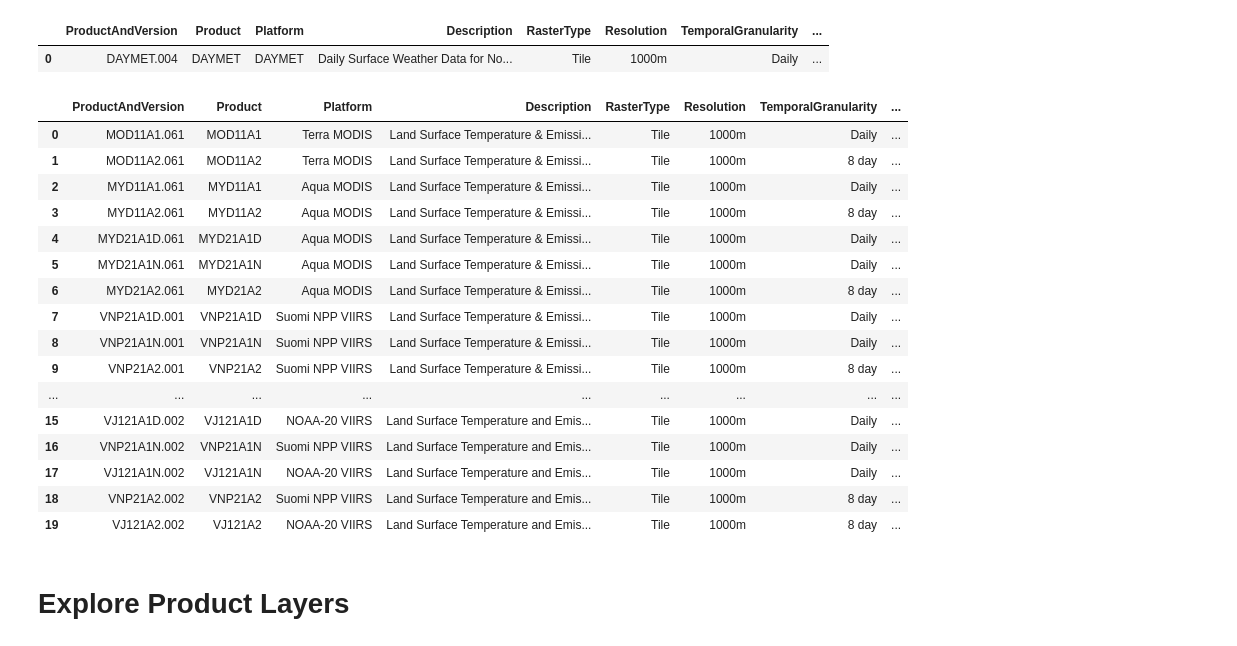
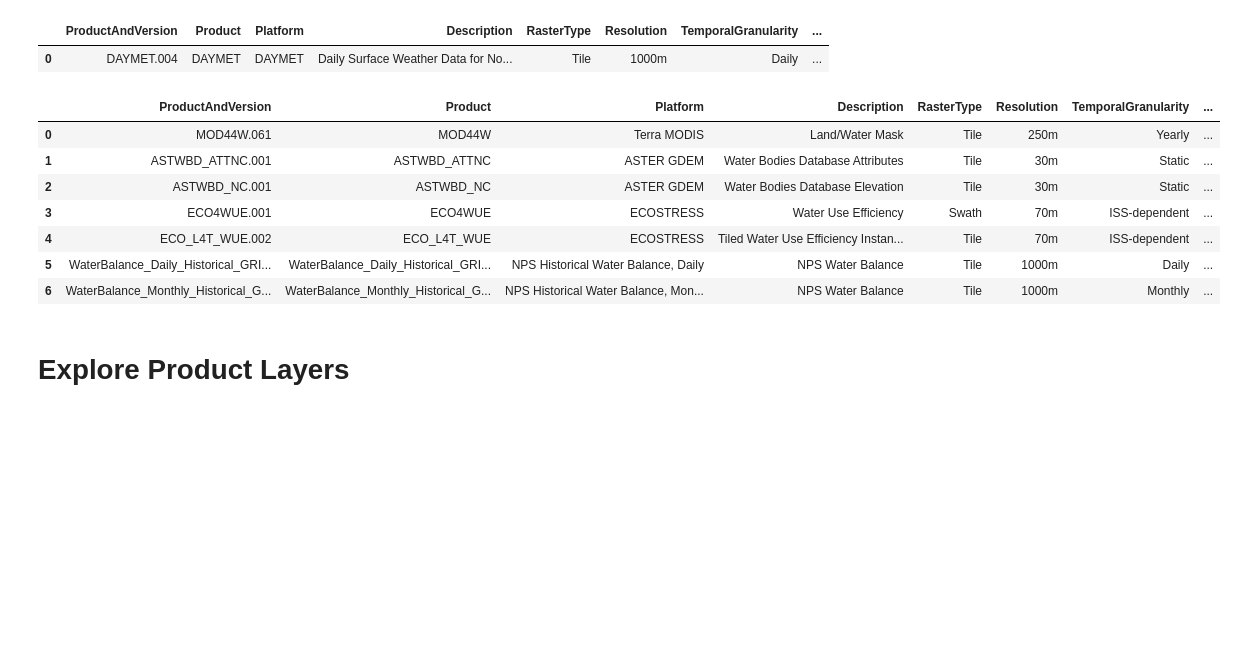
Before and after one commit to AlexandreBrown/WildfirePrediction, a Jupyter notebook: experiments/explore_nasa_earth_data.ipynb, the cells around one changed output. Saved outputs shown, nothing was run; the diff lists cells and outputs as text; code cells hidden in the pictures; blank space fills up the shorter version.

```diff
--- a/experiments/explore_nasa_earth_data.ipynb
+++ b/experiments/explore_nasa_earth_data.ipynb
@@ -93,25 +93,16 @@ nasa_earth_data_api.display_products_with_description(keyword="weather")
 |  | ProductAndVersion | Product | Platform | Description | RasterType | Resolution | TemporalGranularity | ... |
 | 0 | DAYMET.004 | DAYMET | DAYMET | Daily Surface Weather Data for No... | Tile | 1000m | Daily | ... |
 # %%
-nasa_earth_data_api.display_products_with_description(keyword="land surface temperature")
+nasa_earth_data_api.display_products_with_description(keyword="water")
 # %% [output]
 |  | ProductAndVersion | Product | Platform | Description | RasterType | Resolution | TemporalGranularity | ... |
-| 0 | MOD11A1.061 | MOD11A1 | Terra MODIS | Land Surface Temperature & Emissi... | Tile | 1000m | Daily | ... |
-| 1 | MOD11A2.061 | MOD11A2 | Terra MODIS | Land Surface Temperature & Emissi... | Tile | 1000m | 8 day | ... |
-| 2 | MYD11A1.061 | MYD11A1 | Aqua MODIS | Land Surface Temperature & Emissi... | Tile | 1000m | Daily | ... |
-| 3 | MYD11A2.061 | MYD11A2 | Aqua MODIS | Land Surface Temperature & Emissi... | Tile | 1000m | 8 day | ... |
-| 4 | MYD21A1D.061 | MYD21A1D | Aqua MODIS | Land Surface Temperature & Emissi... | Tile | 1000m | Daily | ... |
-| 5 | MYD21A1N.061 | MYD21A1N | Aqua MODIS | Land Surface Temperature & Emissi... | Tile | 1000m | Daily | ... |
-| 6 | MYD21A2.061 | MYD21A2 | Aqua MODIS | Land Surface Temperature & Emissi... | Tile | 1000m | 8 day | ... |
-| 7 | VNP21A1D.001 | VNP21A1D | Suomi NPP VIIRS | Land Surface Temperature & Emissi... | Tile | 1000m | Daily | ... |
-| 8 | VNP21A1N.001 | VNP21A1N | Suomi NPP VIIRS | Land Surface Temperature & Emissi... | Tile | 1000m | Daily | ... |
-| 9 | VNP21A2.001 | VNP21A2 | Suomi NPP VIIRS | Land Surface Temperature & Emissi... | Tile | 1000m | 8 day | ... |
-| ... | ... | ... | ... | ... | ... | ... | ... | ... |
-| 15 | VJ121A1D.002 | VJ121A1D | NOAA-20 VIIRS | Land Surface Temperature and Emis... | Tile | 1000m | Daily | ... |
-| 16 | VNP21A1N.002 | VNP21A1N | Suomi NPP VIIRS | Land Surface Temperature and Emis... | Tile | 1000m | Daily | ... |
-| 17 | VJ121A1N.002 | VJ121A1N | NOAA-20 VIIRS | Land Surface Temperature and Emis... | Tile | 1000m | Daily | ... |
-| 18 | VNP21A2.002 | VNP21A2 | Suomi NPP VIIRS | Land Surface Temperature and Emis... | Tile | 1000m | 8 day | ... |
-| 19 | VJ121A2.002 | VJ121A2 | NOAA-20 VIIRS | Land Surface Temperature and Emis... | Tile | 1000m | 8 day | ... |
+| 0 | MOD44W.061 | MOD44W | Terra MODIS | Land/Water Mask | Tile | 250m | Yearly | ... |
+| 1 | ASTWBD_ATTNC.001 | ASTWBD_ATTNC | ASTER GDEM | Water Bodies Database Attributes | Tile | 30m | Static | ... |
+| 2 | ASTWBD_NC.001 | ASTWBD_NC | ASTER GDEM | Water Bodies Database Elevation | Tile | 30m | Static | ... |
+| 3 | ECO4WUE.001 | ECO4WUE | ECOSTRESS | Water Use Efficiency | Swath | 70m | ISS-dependent | ... |
+| 4 | ECO_L4T_WUE.002 | ECO_L4T_WUE | ECOSTRESS | Tiled Water Use Efficiency Instan... | Tile | 70m | ISS-dependent | ... |
+| 5 | WaterBalance_Daily_Historical_GRI... | WaterBalance_Daily_Historical_GRI... | NPS Historical Water Balance, Daily | NPS Water Balance | Tile | 1000m | Daily | ... |
+| 6 | WaterBalance_Monthly_Historical_G... | WaterBalance_Monthly_Historical_G... | NPS Historical Water Balance, Mon... | NPS Water Balance | Tile | 1000m | Monthly | ... |
 # %% [markdown]
 # Explore Product Layers
 # %%
```
Also changed, not shown: parts of 4 cells of this notebook, 2 other files.
